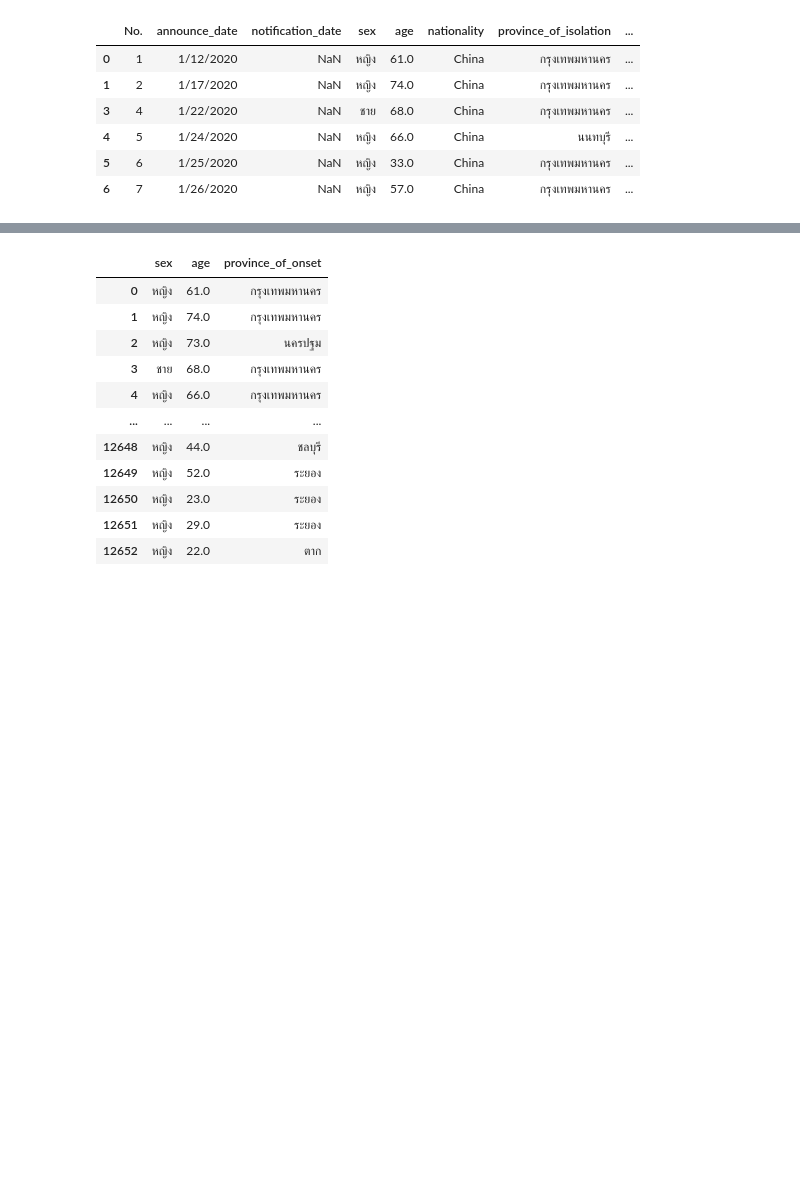
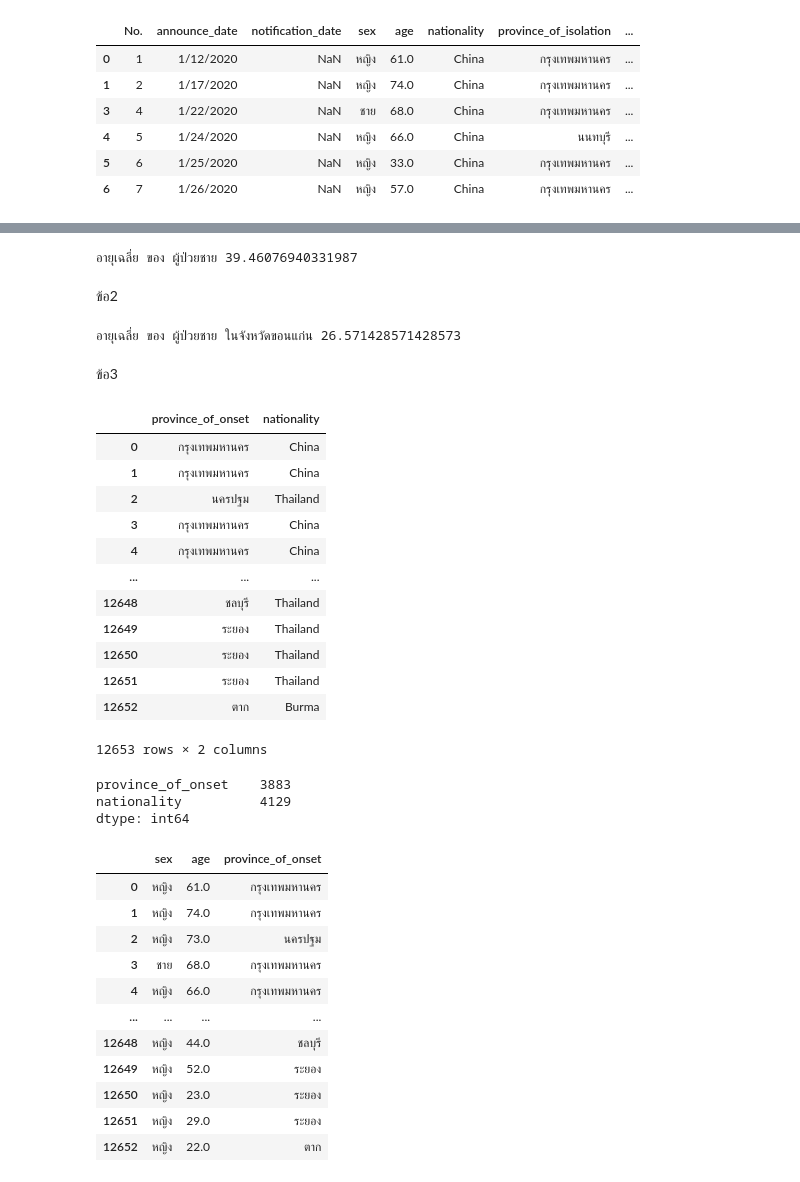
Before and after one commit to Wikanes-k/data_viz_2022, a Jupyter notebook: Pandas101.ipynb, the cells around one changed output, grey strips where cells are left out. Drawn from its saved outputs; the diff is of its cells as text; code cells hidden in the pictures; blank space fills up the shorter version.

```diff
--- a/Pandas101.ipynb
+++ b/Pandas101.ipynb
@@ -230,0 +266,47 @@ HW (ให้ใช้เฉพาะที่อาจารย์สอนไ
+# %%
+sum = 0
+N = 0
+for a in male['age']:
+
+    if a > 0:
+        sum += a # sum = sum + a
+        N += 1
+
+print(f'อายุเฉลี่ย ของ ผู้ป่วยชาย {sum/N}')
+# %% [output]
+อายุเฉลี่ย ของ ผู้ป่วยชาย 39.46076940331987
+# %% [markdown]
+ข้อ2
+# %%
+male_KK = male[male['province_of_onset']=='ขอนแก่น']
+
+sum = 0
+N = 0
+for a in male_KK['age']:
+
+    if a > 0:
+        sum += a # sum = sum + a
+        N += 1
+
+print(f'อายุเฉลี่ย ของ ผู้ป่วยชาย ในจังหวัดขอนแก่น {sum/N}')
+# %% [output]
+อายุเฉลี่ย ของ ผู้ป่วยชาย ในจังหวัดขอนแก่น 26.571428571428573
+# %% [markdown]
+ข้อ3
+# %%
+this_data = data_covid[['province_of_onset','nationality']]
+this_data
+# %% [output]
+|  | province_of_onset | nationality |
+| 0 | กรุงเทพมหานคร | China |
+| 1 | กรุงเทพมหานคร | China |
+| 2 | นครปฐม | Thailand |
+| 3 | กรุงเทพมหานคร | China |
+| 4 | กรุงเทพมหานคร | China |
+| ... | ... | ... |
+| 12648 | ชลบุรี | Thailand |
+| 12649 | ระยอง | Thailand |
+| 12650 | ระยอง | Thailand |
+| 12651 | ระยอง | Thailand |
+| 12652 | ตาก | Burma |
+12653 rows × 2 columns
@@ -231,3 +316,9 @@ HW (ให้ใช้เฉพาะที่อาจารย์สอนไ
+# %%
+total
+# %% [output]
+province_of_onset    3883
+nationality          4129
+dtype: int64
 # %%
 this_data = data_covid[['sex','age','province_of_onset']]
 # %%
```
Also changed, not shown: parts of 7 cells of this notebook.
